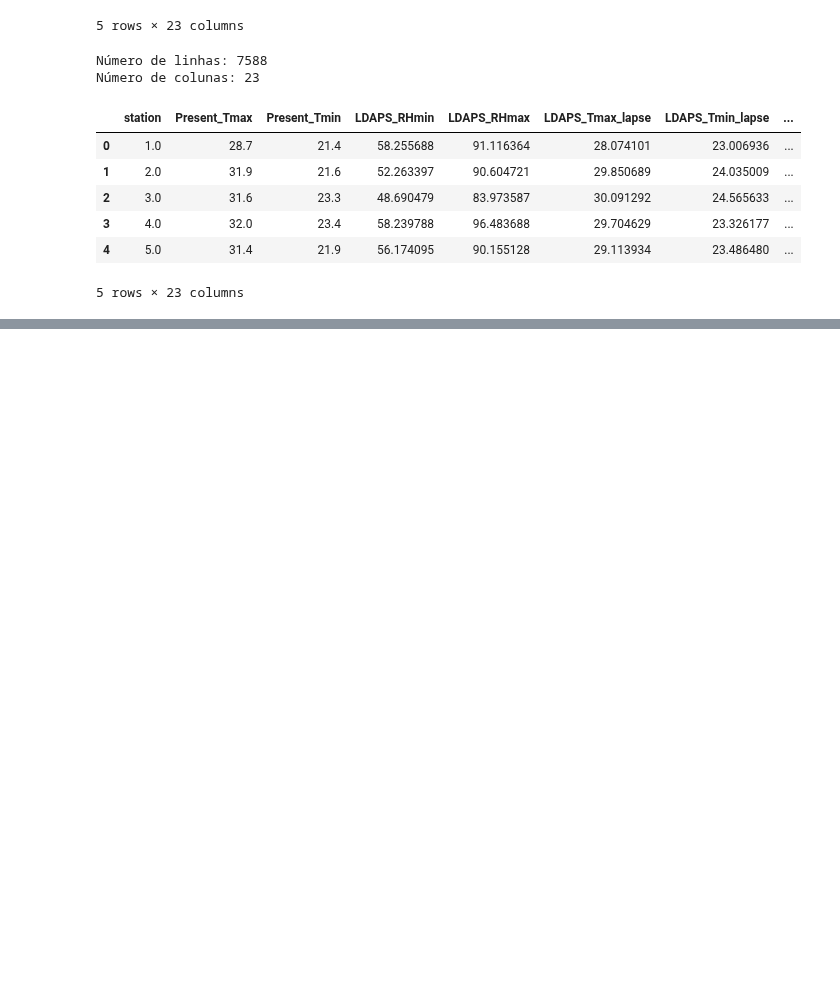
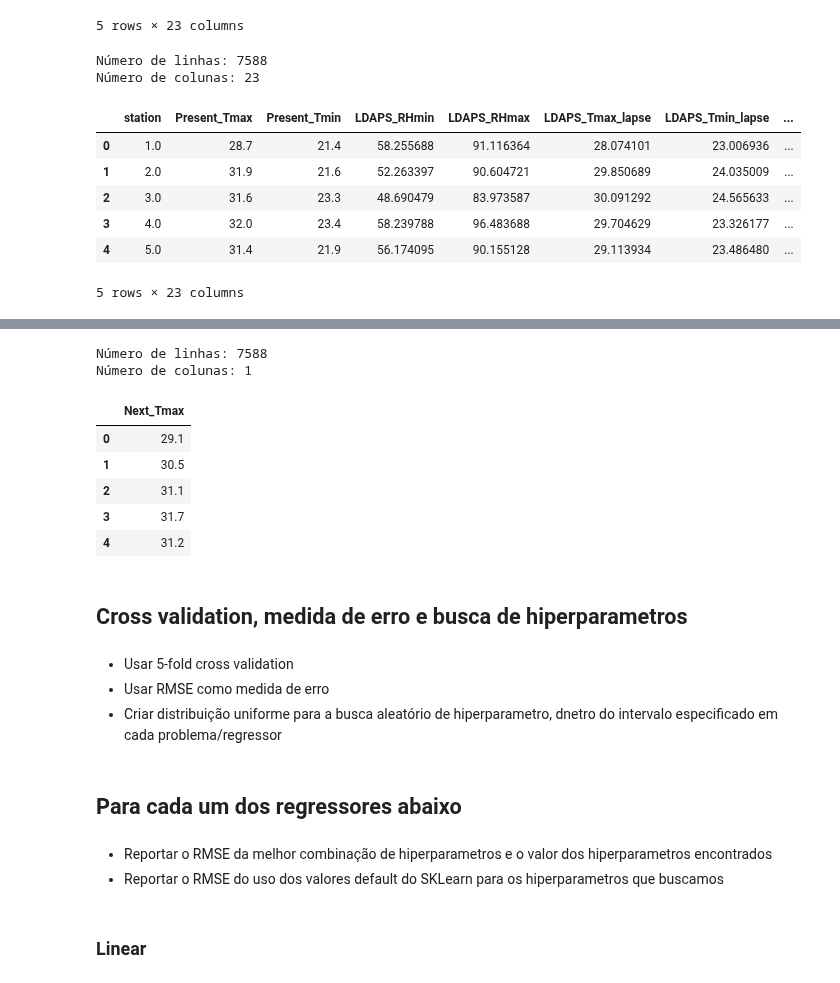
Before and after one commit to andisantos/MO431-432, a Jupyter notebook: MO432/T2/T2_gil.ipynb, the cells around one changed output, grey strips where cells are left out. Saved outputs shown, nothing was run; the diff lists cells and outputs as text; code cells hidden in the pictures; blank space fills up the shorter version.

```diff
--- a/MO432/T2/T2_gil.ipynb
+++ b/MO432/T2/T2_gil.ipynb
@@ -64,0 +76,26 @@ x.head()
+# %%
+y = df.get(['Next_Tmax'])
+print("Número de linhas: {}\nNúmero de colunas: {}".format(y.shape[0], y.shape[1]))
+y.head()
+# %% [output]
+Número de linhas: 7588
+Número de colunas: 1
+|  | Next_Tmax |
+| 0 | 29.1 |
+| 1 | 30.5 |
+| 2 | 31.1 |
+| 3 | 31.7 |
+| 4 | 31.2 |
+# %% [markdown]
+## Cross validation, medida de erro e busca de hiperparametros
+# %% [markdown]
+* Usar 5-fold cross validation
+* Usar RMSE como medida de erro
+* Criar distribuição uniforme para a busca aleatório de hiperparametro, dnetro do intervalo especificado em cada problema/regressor
+# %% [markdown]
+## Para cada um dos regressores abaixo
+# %% [markdown]
+* Reportar o RMSE da melhor combinação de hiperparametros e o valor dos hiperparametros encontrados
+* Reportar o RMSE do uso dos valores default do SKLearn para os hiperparametros que buscamos
+# %% [markdown]
+### Linear
```
Also changed, not shown: parts of 7 cells of this notebook.
